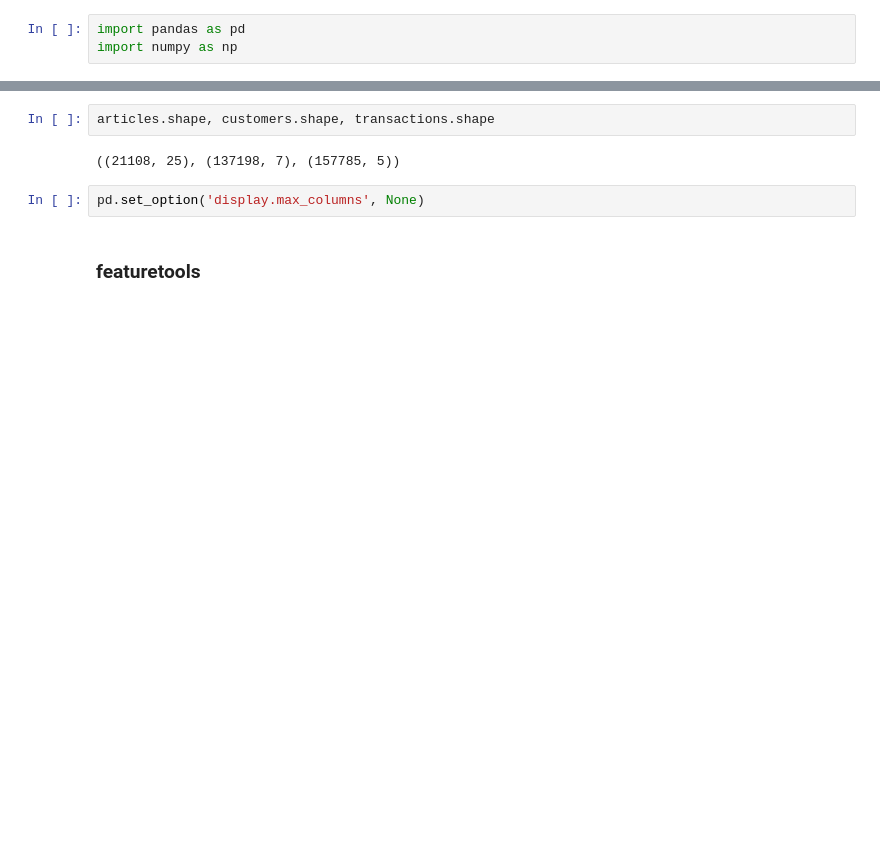
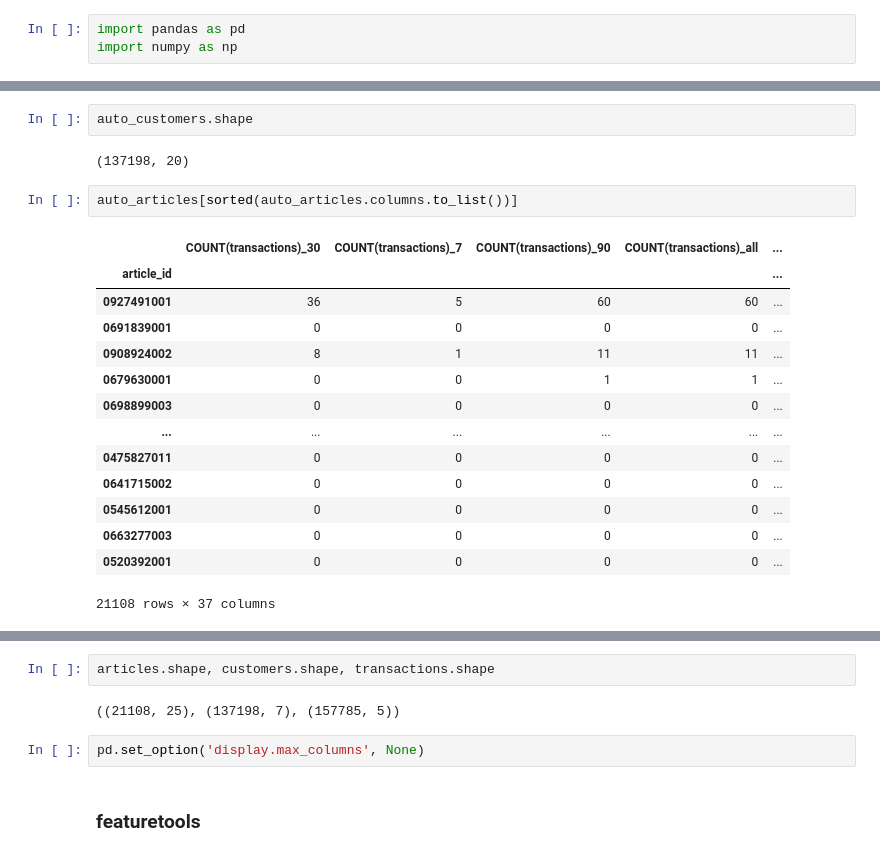
Before and after one commit to getindata/quickstart-ml-blueprints, a Jupyter notebook: notebooks/feature_engineering_featuretools.ipynb, the cells around one changed output, grey strips where cells are left out. Drawn from its saved outputs; the diff is of its cells as text; blank space fills up the shorter version.

```diff
--- a/notebooks/feature_engineering_featuretools.ipynb
+++ b/notebooks/feature_engineering_featuretools.ipynb
@@ -49,0 +85,21 @@ transactions = context.catalog.load('transactions_sample')
+# %%
+auto_customers.shape
+# %% [output]
+(137198, 20)
+# %%
+auto_articles[sorted(auto_articles.columns.to_list())]
+# %% [output]
+|  | COUNT(transactions)_30 | COUNT(transactions)_7 | COUNT(transactions)_90 | COUNT(transactions)_all | ... |
+| article_id |  |  |  |  | ... |
+| 0927491001 | 36 | 5 | 60 | 60 | ... |
+| 0691839001 | 0 | 0 | 0 | 0 | ... |
+| 0908924002 | 8 | 1 | 11 | 11 | ... |
+| 0679630001 | 0 | 0 | 1 | 1 | ... |
+| 0698899003 | 0 | 0 | 0 | 0 | ... |
+| ... | ... | ... | ... | ... | ... |
+| 0475827011 | 0 | 0 | 0 | 0 | ... |
+| 0641715002 | 0 | 0 | 0 | 0 | ... |
+| 0545612001 | 0 | 0 | 0 | 0 | ... |
+| 0663277003 | 0 | 0 | 0 | 0 | ... |
+| 0520392001 | 0 | 0 | 0 | 0 | ... |
+21108 rows × 37 columns
```
Also changed, not shown: parts of 72 cells of this notebook.
